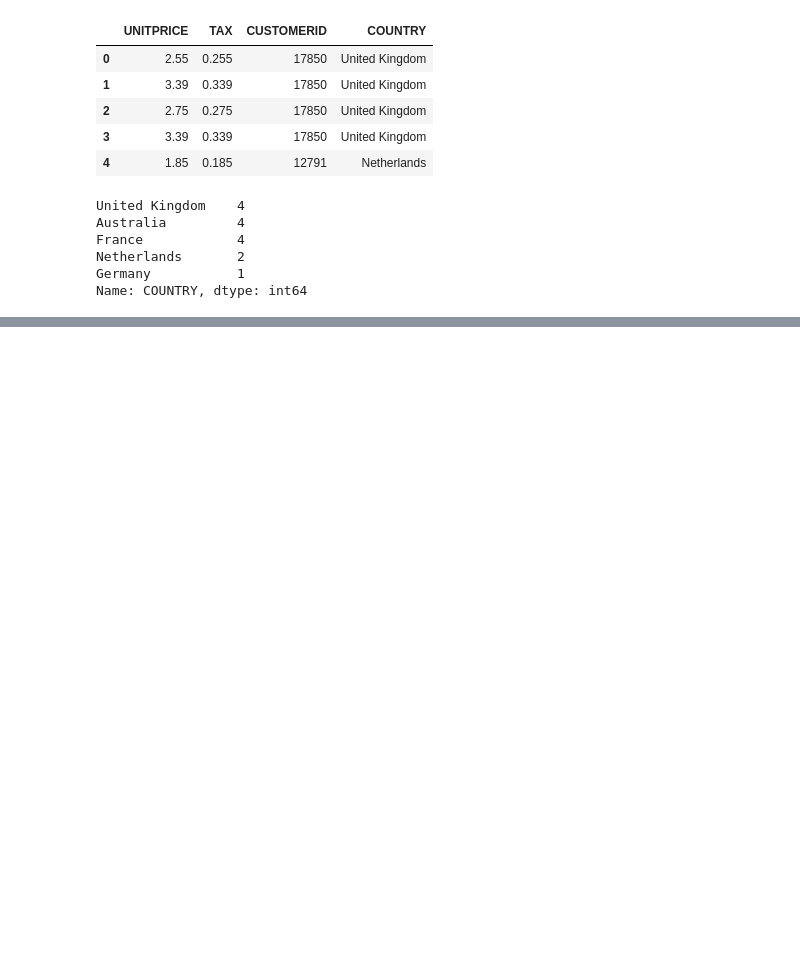
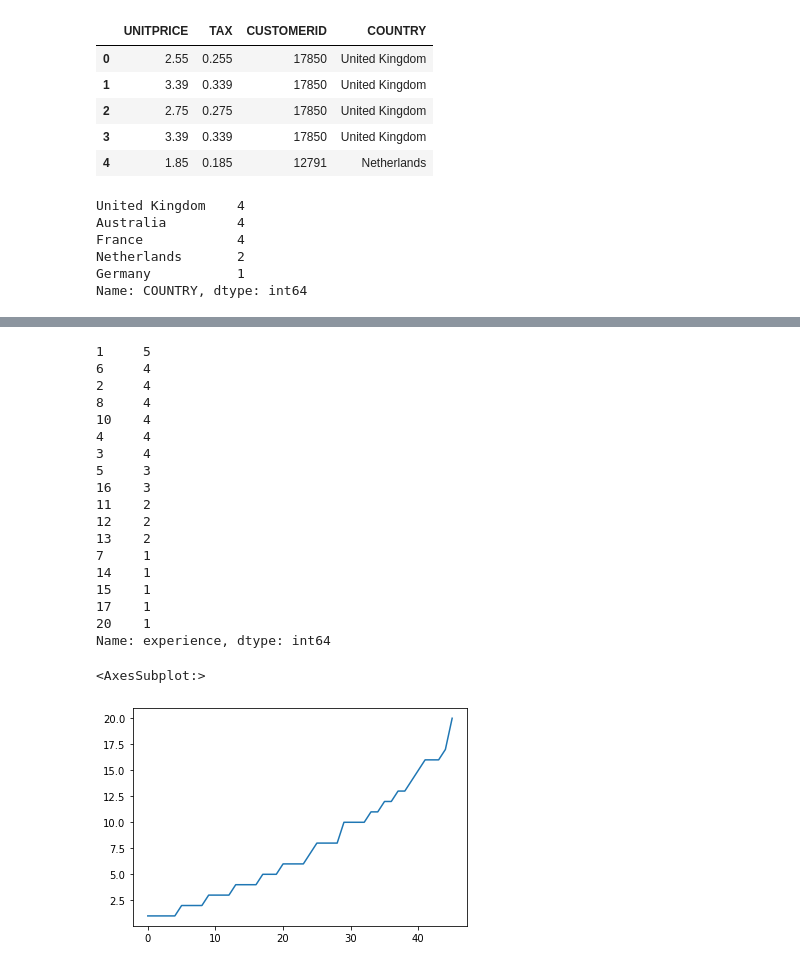
Before and after one commit to toarnabtrainer/Techno_India_MBA_2023, a Jupyter notebook: MBA-Pandas.ipynb, the cells around one changed output, grey strips where cells are left out. Saved outputs shown, nothing was run; the diff lists cells and outputs as text; code cells hidden in the pictures; blank space fills up the shorter version.

```diff
--- a/MBA-Pandas.ipynb
+++ b/MBA-Pandas.ipynb
@@ -1601,0 +1686,3 @@ Name: COUNTRY, dtype: int64
+# %%
+df = pd.read_csv("salary_table.csv")
+df.head()
@@ -1601,0 +1696,24 @@ Name: COUNTRY, dtype: int64
+# %%
+print (df.experience.value_counts())
+df.experience.plot()
+# %% [output]
+1     5
+6     4
+2     4
+8     4
+10    4
+4     4
+3     4
+5     3
+16    3
+11    2
+12    2
+13    2
+7     1
+14    1
+15    1
+17    1
+20    1
+Name: experience, dtype: int64
+<AxesSubplot:>
+[figure, added]
```
Also changed, not shown: parts of 22 cells of this notebook.
